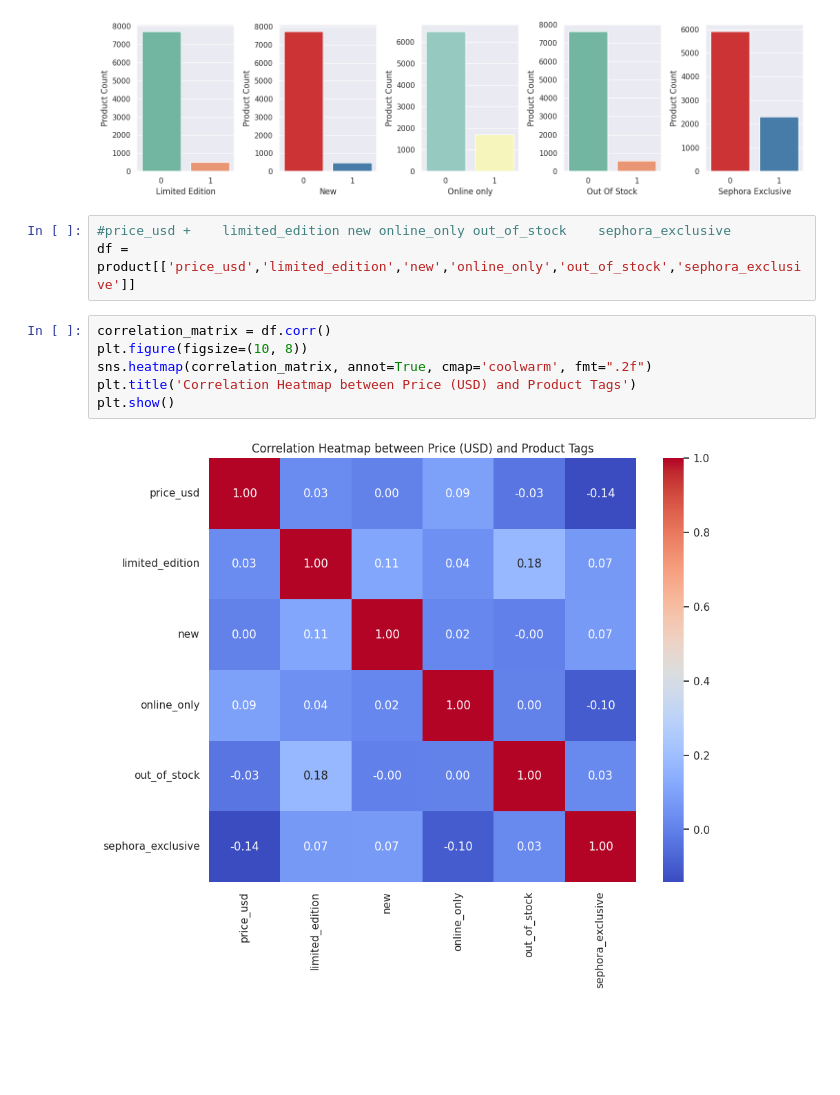
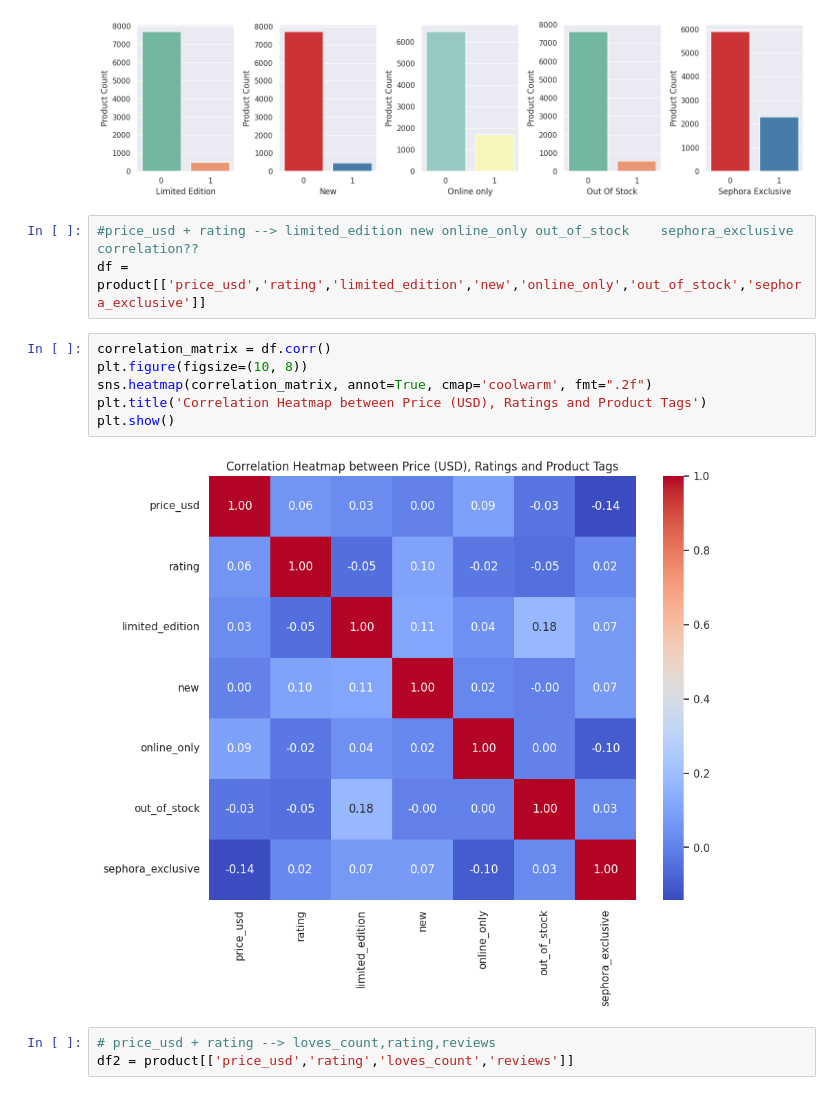
Before and after one commit to aksanaboo/sephora, a Jupyter notebook: SephoraEDA.ipynb, the cells around one changed output. Cells and saved outputs as stored; diff of their text form; blank space fills up the shorter version.

```diff
--- a/SephoraEDA.ipynb
+++ b/SephoraEDA.ipynb
@@ -365,13 +357,16 @@ plt.show()
 # %% [output]
 [figure]
 # %%
-#price_usd +	limited_edition	new	online_only	out_of_stock	sephora_exclusive
-df = product[['price_usd','limited_edition','new','online_only','out_of_stock','sephora_exclusive']]
+#price_usd + rating -->	limited_edition	new	online_only	out_of_stock	sephora_exclusive correlation??
+df = product[['price_usd','rating','limited_edition','new','online_only','out_of_stock','sephora_exclusive']]
 # %%
 correlation_matrix = df.corr()
 plt.figure(figsize=(10, 8))
 sns.heatmap(correlation_matrix, annot=True, cmap='coolwarm', fmt=".2f")
-plt.title('Correlation Heatmap between Price (USD) and Product Tags')
+plt.title('Correlation Heatmap between Price (USD), Ratings and Product Tags')
 plt.show()
 # %% [output]
-[figure, old version]
+[figure, new version]
+# %%
+# price_usd + rating --> loves_count,rating,reviews
+df2 = product[['price_usd','rating','loves_count','reviews']]
```
Also changed, not shown: parts of 14 cells of this notebook.
